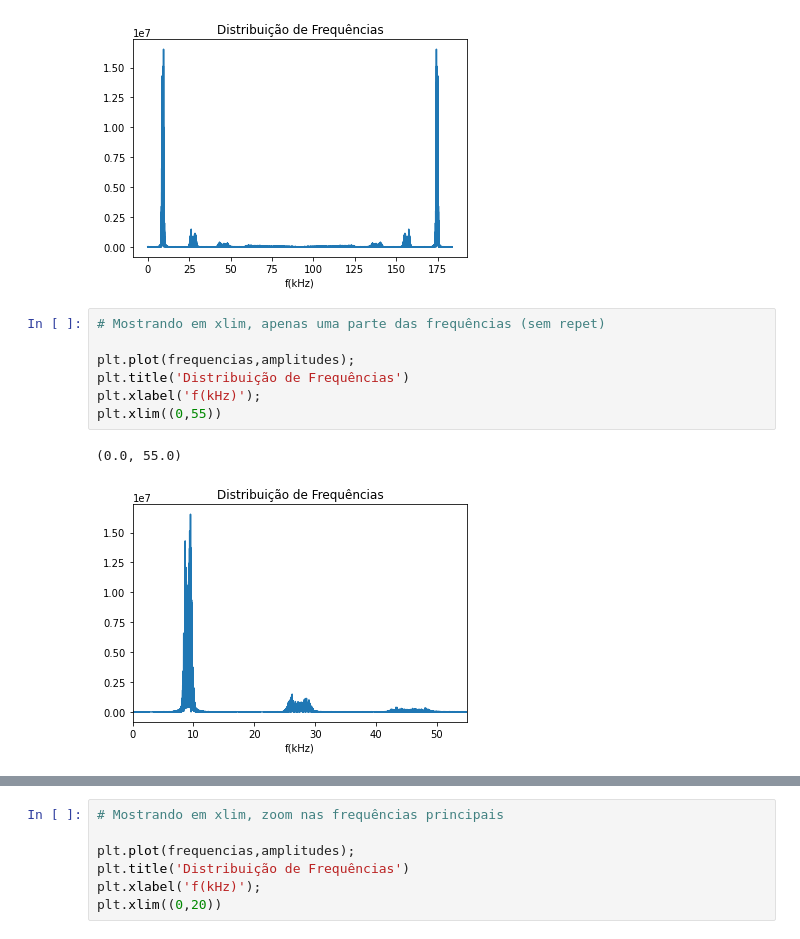
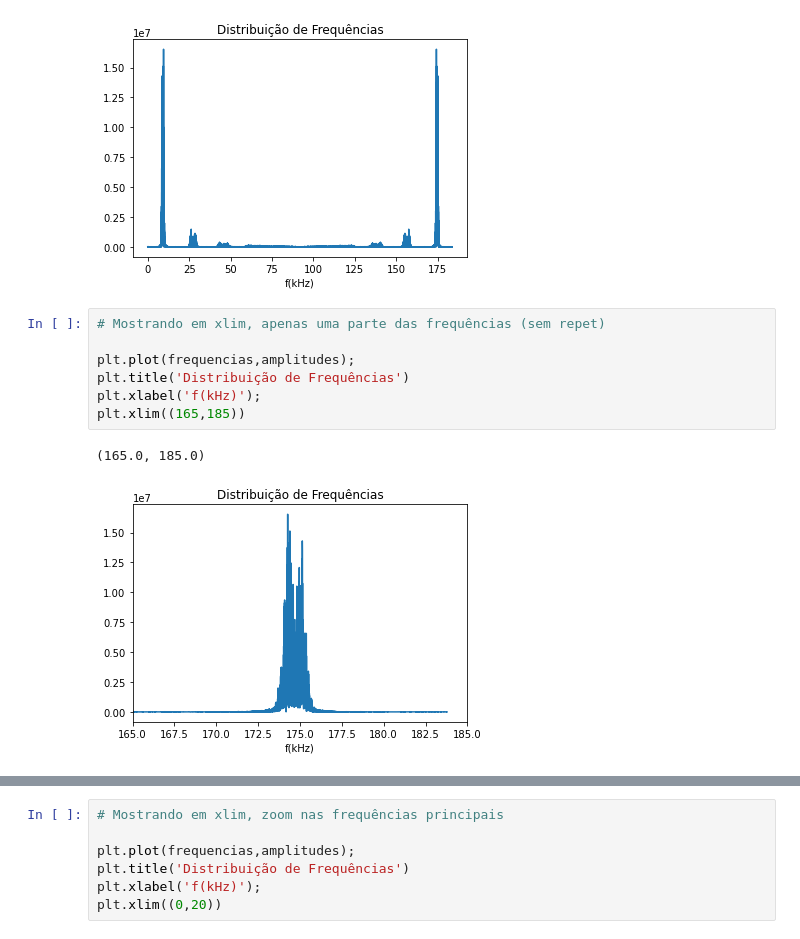
Before and after one commit to AlefeTiago/signal_systems_projects, a Jupyter notebook: project01_sampling/Exp01.ipynb, the cells around one changed output, grey strips where cells are left out. Drawn from its saved outputs; the diff is of its cells as text.

```diff
--- a/project01_sampling/Exp01.ipynb
+++ b/project01_sampling/Exp01.ipynb
@@ -51,10 +47,10 @@ plt.xlabel('f(kHz)');
 # %%
 # Mostrando em xlim, apenas uma parte das frequências (sem repet)
 
 plt.plot(frequencias,amplitudes);
 plt.title('Distribuição de Frequências')
 plt.xlabel('f(kHz)');
-plt.xlim((0,55))
+plt.xlim((165,185))
 # %% [output]
-(0.0, 55.0)
+(165.0, 185.0)
-[figure, old version]
+[figure, new version]
```
Also changed, not shown: parts of 4 cells of this notebook.
